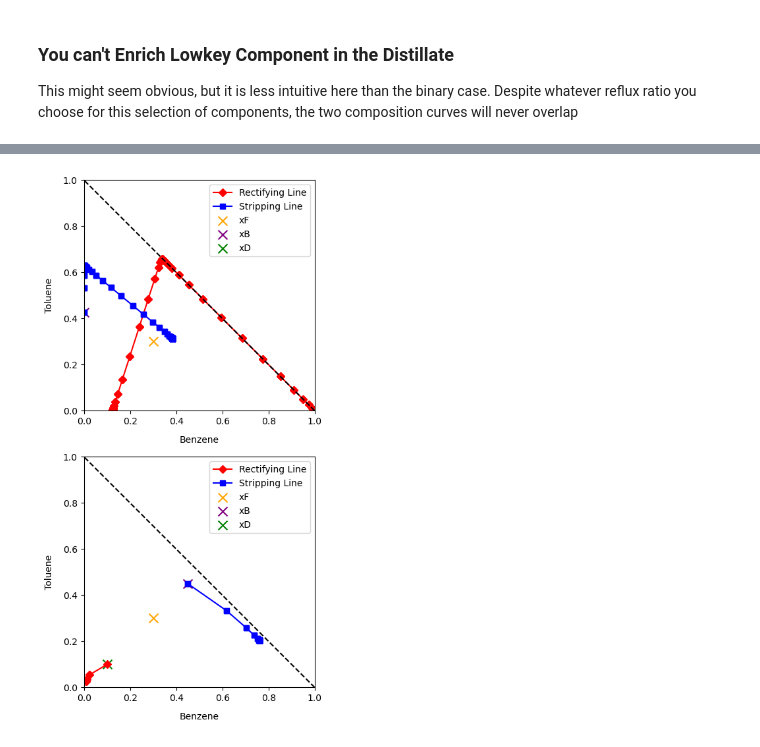
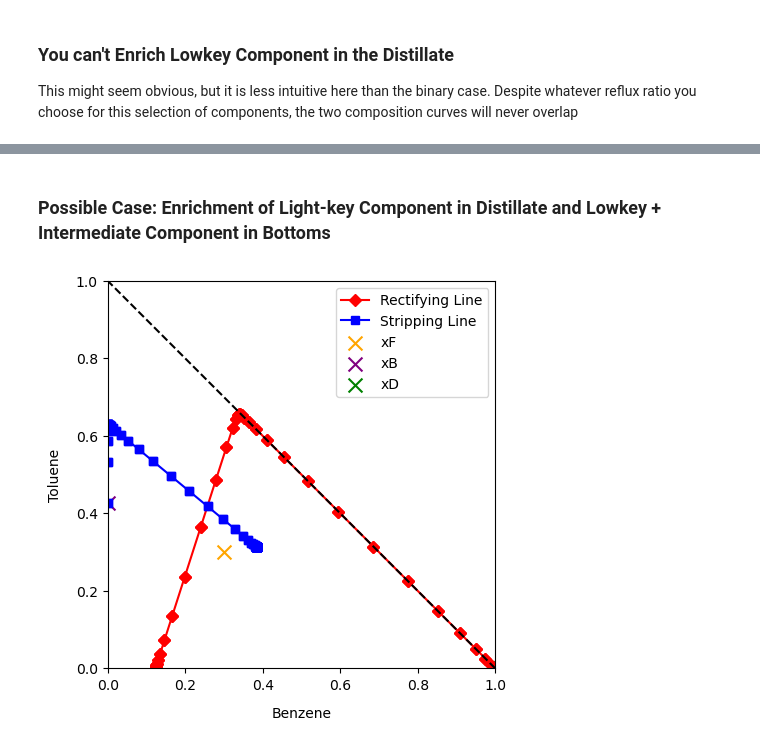
Before and after one commit to AMKCode/ExtractiveDistillationSimulator, a Jupyter notebook: src/Example2.ipynb, the cells around one changed output, grey strips where cells are left out. Drawn from its saved outputs; the diff is of its cells as text; code cells hidden in the pictures.

```diff
--- a/src/Example2.ipynb
+++ b/src/Example2.ipynb
@@ -296,22 +313,16 @@ This might seem obvious, but it is less intuitive here than the binary case. Des
+# %% [markdown]
+### Possible Case: Enrichment of Light-key Component in Distillate and Lowkey + Intermediate Component in Bottoms
 # %%
 #Show different splits
-
-
-fig, ax = plt.subplots(2,1,figsize= (5,10))
-
-#Possible case
+fig, ax = plt.subplots(1,1,figsize= (5,10))
 xF = np.array([0.3, 0.3, 0.4])
 xD = np.array([0.990, 0.0100, 1e-10])
 xB = np.array([1e-5, 0.4261,0.5749])
 R = 2
 distillation_model = DistillationModelTernary(TolBenXylSys, xF = xF, xD = xD, xB = xB, reflux = R)
-distillation_model.plot_rect_strip_comp(ax[0])
-
-
-
-#shwo case for enriched intermediate too
+distillation_model.plot_rect_strip_comp(ax)
 # %% [output]
-[figure, old version]
+[figure, new version]
 # %%
 # xD1_slider =  widgets.FloatSlider(value=0.96, min=0.00, max=1.00, step=0.001,  description='xD Benzene:', readout_format='.2f')
 # xD2_slider =  widgets.FloatSlider(value=0.03, min=0.00, max=0.04, step=0.001,  description='xD Toluene:', readout_format='.2f')
```
Also changed, not shown: parts of 5 cells of this notebook.
